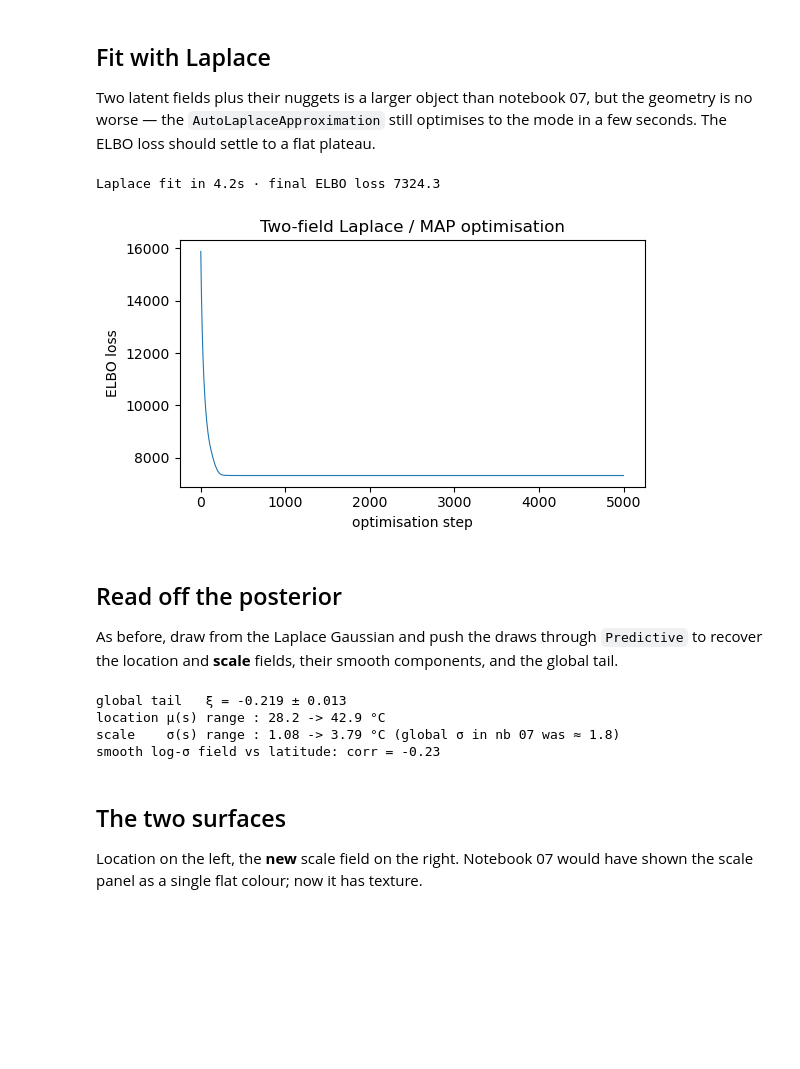
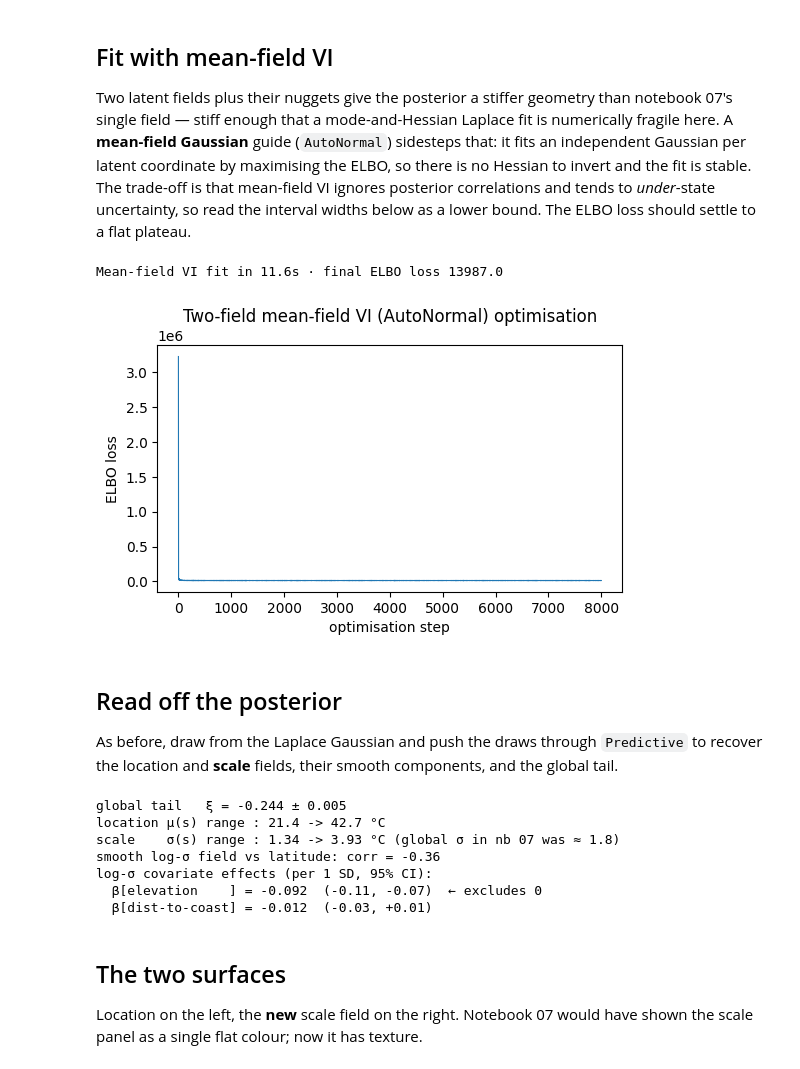
Before and after one commit to jejjohnson/research_notebook, a Jupyter notebook: projects/spatial_extremes/notebooks/03_spatial_gev/08_spatial_gp_mu_sigma.ipynb, the cells around one changed output. Cells and saved outputs as stored; diff of their text form; code cells hidden in the pictures; blank space fills up the shorter version.

```diff
--- a/projects/spatial_extremes/notebooks/03_spatial_gev/08_spatial_gp_mu_sigma.ipynb
+++ b/projects/spatial_extremes/notebooks/03_spatial_gev/08_spatial_gp_mu_sigma.ipynb
@@ -77,7 +79,7 @@ import matplotlib.pyplot as plt
 import numpyro
 import numpyro.distributions as ndist
 from numpyro.infer import SVI, Trace_ELBO, Predictive, MCMC, NUTS
-from numpyro.infer.autoguide import AutoLaplaceApproximation
+from numpyro.infer.autoguide import AutoLaplaceApproximation, AutoNormal
 from numpyro.infer.initialization import init_to_median
 
 from pyrox.gp import GPPrior, Matern, gp_sample
@@ -99,4 +101,14 @@ Y_MEAN = float(np.nanmean(maxima))
 LENGTHSCALE = 0.8                             # fixed regional lengthscale (std units)
 print("source:", "REAL" if is_real else "SYNTHETIC",
       "| stations", S, "| years", f"{years.min()}-{years.max()}", f"({T})")
+
+# physical covariates for the scale field (derived in notebook 06),
+# standardised so each coefficient is the log-σ change per 1 SD of the feature
+from spatial_extremes.features import load_station_features
+
+_feat = load_station_features(stations)
+COV_COLS = ["elevation", "dist_coast_km"]
+COV_LABELS = ["elevation", "dist-to-coast"]
+_C = _feat[COV_COLS].to_numpy()
+C = jnp.asarray((_C - _C.mean(0)) / _C.std(0))   # (S, n_cov)
 # %% [output]
@@ -116,8 +141,8 @@ correspondingly small.
 # %%
-def gp_field(name, var_loc, Xn):
-    """A centred, whitened Matérn-3/2 GP field with fixed lengthscale."""
-    k = Matern(pyrox_name="k_" + name, nu=1.5, init_lengthscale=LENGTHSCALE)
-    k.set_prior("variance", ndist.LogNormal(jnp.log(var_loc), 0.5))
+def gp_field(name, var, Xn):
+    """A centred, whitened Matérn-3/2 GP with fixed lengthscale and amplitude."""
+    k = Matern(pyrox_name="k_" + name, nu=1.5,
+               init_lengthscale=LENGTHSCALE, init_variance=var)
     f = gp_sample("f_" + name, GPPrior(kernel=k, X=Xn), whitened=True)
     return f - jnp.mean(f)
 
@@ -127,6 +152,8 @@ def model(Xn, Y=None):
 
     mu0 = numpyro.sample("mu0", ndist.Normal(Y_MEAN, 5.0))
     lam0 = numpyro.sample("lam0", ndist.Normal(jnp.log(2.0), 0.4))
+    beta_ls = numpyro.sample(
+        "beta_ls", ndist.Normal(0.0, 0.5).expand([C.shape[1]]).to_event(1))
     tau_mu = numpyro.sample("tau_mu", ndist.HalfNormal(2.0))      # location nugget
     tau_ls = numpyro.sample("tau_ls", ndist.HalfNormal(0.3))      # log-scale nugget
     xi_t = numpyro.sample("xi_t", ndist.Normal(0.0, 0.5))         # global shape
@@ -134,9 +161,10 @@ def model(Xn, Y=None):
         z_mu = numpyro.sample("z_mu", ndist.Normal(0.0, 1.0))
         z_ls = numpyro.sample("z_ls", ndist.Normal(0.0, 1.0))
 
+    cov_ls = numpyro.deterministic("cov_ls", C @ beta_ls)   # covariate trend on log-σ
     mu_field = numpyro.deterministic("mu_field", mu0 + f_mu + tau_mu * z_mu)
     sigma_field = numpyro.deterministic(
-        "sigma_field", jnp.exp(lam0 + f_ls + tau_ls * z_ls))
+        "sigma_field", jnp.exp(lam0 + cov_ls + f_ls + tau_ls * z_ls))
     xi = numpyro.deterministic("xi", 0.5 * jnp.tanh(xi_t))
     numpyro.deterministic("f_mu_s", f_mu)
     numpyro.deterministic("f_ls_s", f_ls)
@@ -147,31 +175,38 @@ def model(Xn, Y=None):
                  concentration=xi).log_prob(yf)
         numpyro.factor("y", jnp.where(mask, lp, 0.0).sum())
 # %% [markdown]
-## Fit with Laplace
+## Fit with mean-field VI
 
-Two latent fields plus their nuggets is a larger object than notebook 07, but the
-geometry is no worse — the `AutoLaplaceApproximation` still optimises to the mode
-in a few seconds. The ELBO loss should settle to a flat plateau.
+Two latent fields plus their nuggets give the posterior a stiffer geometry than
+notebook 07's single field — stiff enough that a mode-and-Hessian Laplace fit is
+numerically fragile here. A **mean-field Gaussian** guide (`AutoNormal`) sidesteps
+that: it fits an independent Gaussian per latent coordinate by maximising the
+ELBO, so there is no Hessian to invert and the fit is stable. The trade-off is
+that mean-field VI ignores posterior correlations and tends to *under*-state
+uncertainty, so read the interval widths below as a lower bound. The ELBO loss
+should settle to a flat plateau.
 # %%
-guide = AutoLaplaceApproximation(model, init_loc_fn=init_to_median)
+guide = AutoNormal(model, init_loc_fn=init_to_median)
 opt = numpyro.optim.optax_to_numpyro(
-    optax.chain(optax.zero_nans(), optax.clip_by_global_norm(10.0), optax.adam(3e-3))
+    optax.chain(optax.zero_nans(), optax.clip_by_global_norm(10.0), optax.adam(1e-2))
 )
 svi = SVI(model, guide, opt, Trace_ELBO())
 t0 = time.time()
-res = svi.run(jr.PRNGKey(0), 5000, Xn, Y, progress_bar=False)
-print(f"Laplace fit in {time.time() - t0:.1f}s · final ELBO loss "
-      f"{float(res.losses[-1]):.1f}")
+res = svi.run(jr.PRNGKey(0), 8000, Xn, Y, progress_bar=False)
+losses = np.asarray(res.losses)
+finite = losses[np.isfinite(losses)]
+print(f"Mean-field VI fit in {time.time() - t0:.1f}s · final ELBO loss "
+      f"{float(finite[-1]):.1f}")
 
 fig, ax = plt.subplots(figsize=(6, 3.2))
-ax.plot(np.asarray(res.losses), lw=0.8)
+ax.plot(np.where(np.isfinite(losses), losses, np.nan), lw=0.8)
 ax.set_xlabel("optimisation step")
 ax.set_ylabel("ELBO loss")
-ax.set_title("Two-field Laplace / MAP optimisation")
+ax.set_title("Two-field mean-field VI (AutoNormal) optimisation")
 plt.show()
 # %% [output]
-Laplace fit in 4.2s · final ELBO loss 7324.3
+Mean-field VI fit in 11.6s · final ELBO loss 13987.0
-[figure, old version]
+[figure, new version]
 # %% [markdown]
 ## Read off the posterior
 
@@ -181,7 +216,8 @@ global tail.
 # %%
 lap = guide.sample_posterior(jr.PRNGKey(1), res.params, sample_shape=(600,))
 pred = Predictive(model, posterior_samples=lap,
-                  return_sites=["mu_field", "sigma_field", "f_mu_s", "f_ls_s", "xi"])
+                  return_sites=["mu_field", "sigma_field", "f_mu_s", "f_ls_s", "xi",
+                                "beta_ls", "cov_ls"])
 draws = pred(jr.PRNGKey(2), Xn)
 
 mu_field = np.asarray(draws["mu_field"])      # (n, S)
@@ -197,11 +233,21 @@ print(f"scale    σ(s) range : {sig_med.min():.2f} -> {sig_med.max():.2f} °C "
       f"(global σ in nb 07 was ≈ 1.8)")
 print(f"smooth log-σ field vs latitude: corr = "
       f"{np.corrcoef(f_ls.mean(0), lat)[0, 1]:+.2f}")
+
+beta = np.asarray(draws["beta_ls"])              # (n, n_cov)
+print("log-σ covariate effects (per 1 SD, 95% CI):")
+for j, labj in enumerate(COV_LABELS):
+    lo, hi = np.quantile(beta[:, j], [0.025, 0.975])
+    flag = "← excludes 0" if (lo > 0 or hi < 0) else ""
+    print(f"  β[{labj:13s}] = {beta[:, j].mean():+.3f}  ({lo:+.2f}, {hi:+.2f})  {flag}")
 # %% [output]
-global tail   ξ = -0.219 ± 0.013
-location μ(s) range : 28.2 -> 42.9 °C
-scale    σ(s) range : 1.08 -> 3.79 °C (global σ in nb 07 was ≈ 1.8)
-smooth log-σ field vs latitude: corr = -0.23
+global tail   ξ = -0.244 ± 0.005
+location μ(s) range : 21.4 -> 42.7 °C
+scale    σ(s) range : 1.34 -> 3.93 °C (global σ in nb 07 was ≈ 1.8)
+smooth log-σ field vs latitude: corr = -0.36
+log-σ covariate effects (per 1 SD, 95% CI):
+  β[elevation    ] = -0.092  (-0.11, -0.07)  ← excludes 0
+  β[dist-to-coast] = -0.012  (-0.03, +0.01)
 # %% [markdown]
 ## The two surfaces
 
```
Also changed, not shown: parts of 10 cells of this notebook, 5 other files.
